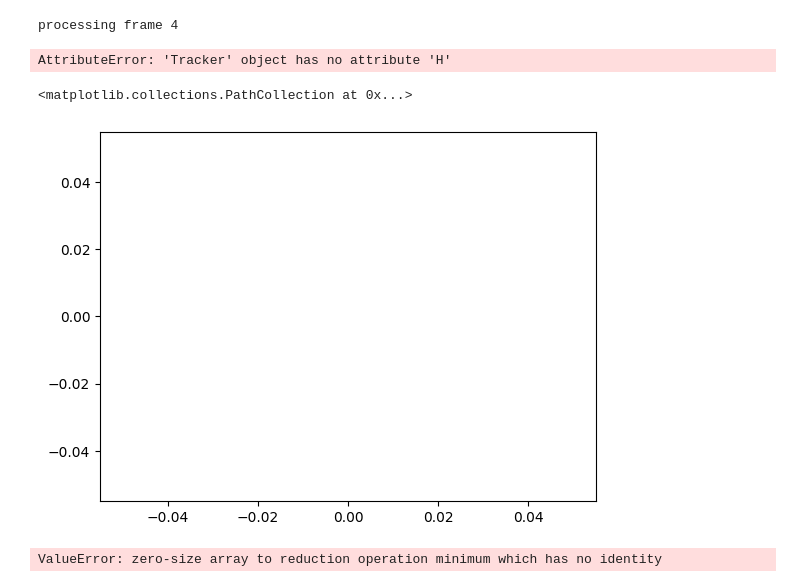
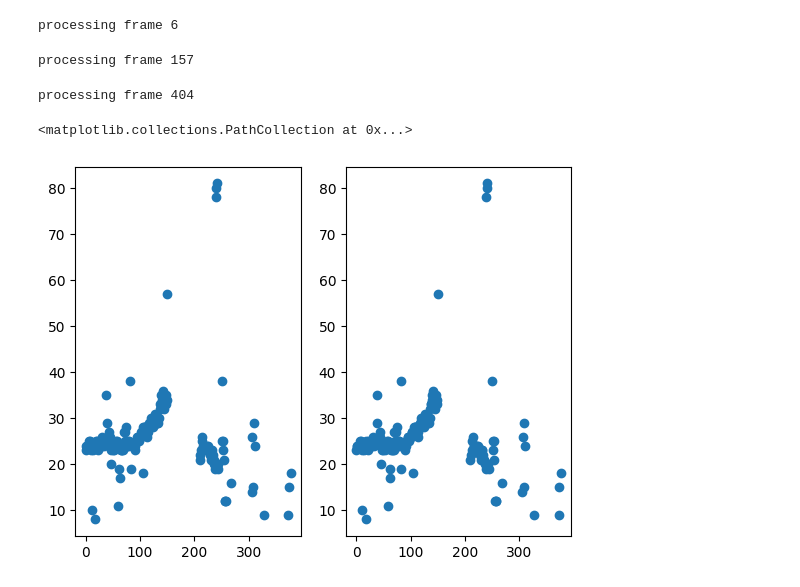
Before and after one commit to EitanTreiger/Ping-Pong, a Jupyter notebook: tracking.ipynb, the cells around one changed output. Saved outputs shown, nothing was run; the diff lists cells and outputs as text; code cells hidden in the pictures.

```diff
--- a/tracking.ipynb
+++ b/tracking.ipynb
@@ -15,3 +15,10 @@ tracker = Tracker(focal_length_px=2880, confidence_threshold=0.8, image_size=cur
+# %%
+cap = cv2.VideoCapture("downstairs1.mp4")
+ret, current_frame = cap.read()
+corners = [[340, 450], [1400, 470], [0, 700], [1750, 750]]
+
+corners = {"TL" : corners[0], "TR" : corners[1], "BR" : corners[2], "BL" : corners[3]}
+tracker = Tracker(focal_length_px=2880, confidence_threshold=0.75, image_size=current_frame.shape, table_points=corners)
 # %%
 # no_ball = cv2.imread("no_ball1.png")
 # front_ball = cv2.imread("front_ball1.png")
@@ -44,10 +51,6 @@ while True:
 
     detection, score = tracker.track(current_frame)
 
-    if not detection is None and score > 0.8:
-        heights.append(detection[1][0])
-        scores.append(score)
-
     circled_frame = tracker.write_data(current_frame, detection, score)
     video.write(circled_frame)
 
@@ -56,28 +59,29 @@ while True:
 video.release()
 cap.release()
 # %% [output]
-processing frame 4
+processing frame 6
-AttributeError: 'Tracker' object has no attribute 'H'
+processing frame 157
+processing frame 404
 # %%
 # plt.imshow(tracker.preprocess(current_frame))
 # %%
-plt.scatter(tracker.frame_numbers, tracker.recorded_sizes)
+fig, axes = plt.subplots(1, 2)
+axes[0].scatter(tracker.frame_numbers, tracker.smooth_sizes(tracker.recorded_sizes))
+axes[1].scatter(tracker.frame_numbers, tracker.recorded_sizes)
 # %% [output]
 <matplotlib.collections.PathCollection at 0x...>
-[figure, old version]
+[figure, new version]
 # %%
-full_frames, smoothed_sizes, smoothed_distances = tracker.smooth_values(sigma=5)
-print(len(tracker.frame_numbers), len(smoothed_sizes))
+# full_frames, smoothed_sizes, smoothed_distances = tracker.smooth_values(sigma=5)
+# print(len(tracker.frame_numbers), len(smoothed_sizes))
 
-fig, axes = plt.subplots(1, 2)
-fig.set_figwidth(12)
-axes[0].scatter(full_frames, smoothed_sizes)
-axes[0].set_title("Sizes")
-axes[1].scatter(full_frames, smoothed_distances)
-axes[1].set_title("Distances")
-plt.show()
+# fig, axes = plt.subplots(1, 2)
+# fig.set_figwidth(12)
+# axes[0].scatter(full_frames, smoothed_sizes)
+# axes[0].set_title("Sizes")
+# axes[1].scatter(full_frames, smoothed_distances)
+# axes[1].set_title("Distances")
+# plt.show()
-# %% [output]
-ValueError: zero-size array to reduction operation minimum which has no identity
 # %%
 fig, axes = plt.subplots(1, 2)
 fig.set_figwidth(12)
```
Also changed, not shown: parts of 11 cells of this notebook, 3 other files.
